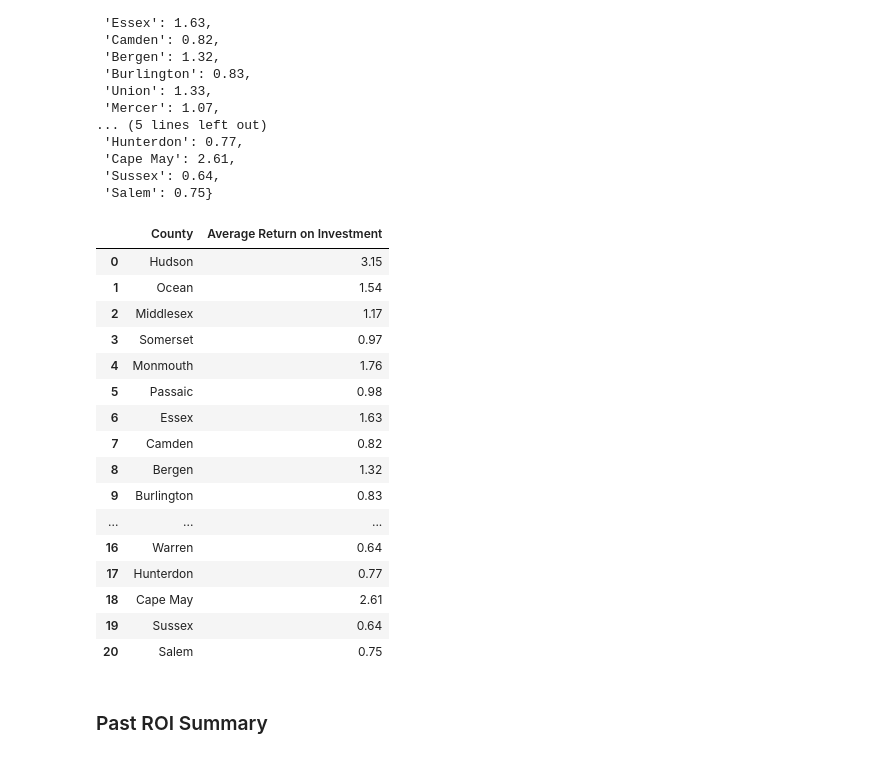
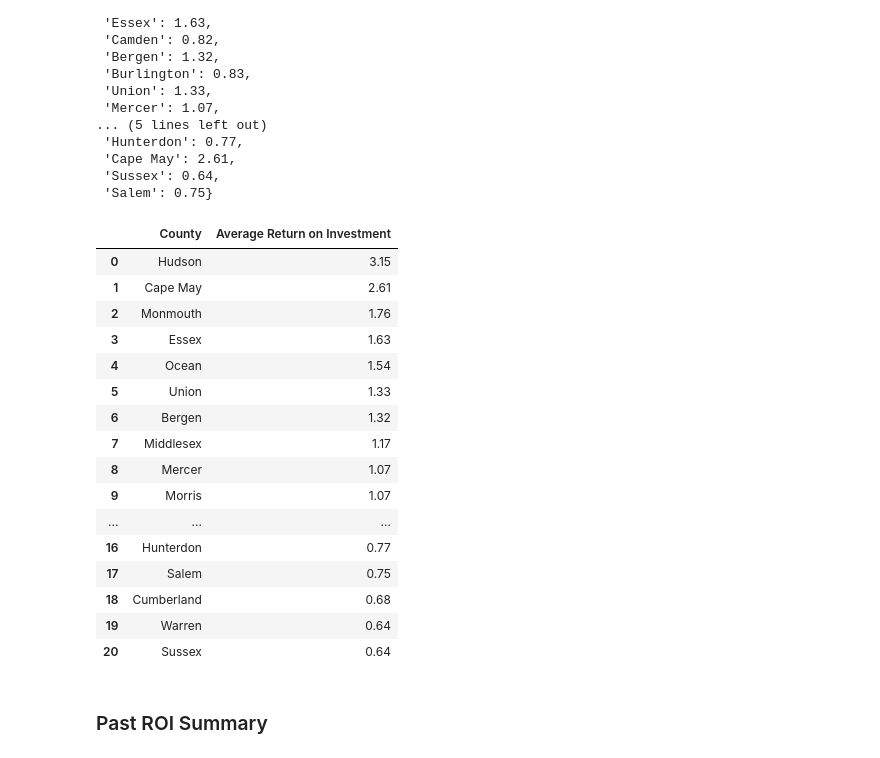
Before and after one commit to jmg0144/Zillow-Time-Series-Analysis, a Jupyter notebook: zillow-time-series-analysis.ipynb, the cells around one changed output. Drawn from its saved outputs; the diff is of its cells as text; code cells hidden in the pictures.

```diff
--- a/zillow-time-series-analysis.ipynb
+++ b/zillow-time-series-analysis.ipynb
@@ -720,26 +727,25 @@ roi_dict
 # %%
 #Use ROI Dictionary to create a dataframe and sort by highest value for analysis
 county_roi_df = pd.DataFrame(list(roi_dict.items()),columns = ['County','Average Return on Investment'])
-county_roi_df.sort_values(by='Average Return on Investment', ascending=False)
-county_roi_df.reset_index(drop=True)
+county_roi_df.sort_values(by='Average Return on Investment', ascending=False).reset_index(drop=True)
 # %% [output]
 |  | County | Average Return on Investment |
 | 0 | Hudson | 3.15 |
-| 1 | Ocean | 1.54 |
-| 2 | Middlesex | 1.17 |
-| 3 | Somerset | 0.97 |
-| 4 | Monmouth | 1.76 |
-| 5 | Passaic | 0.98 |
-| 6 | Essex | 1.63 |
-| 7 | Camden | 0.82 |
-| 8 | Bergen | 1.32 |
-| 9 | Burlington | 0.83 |
+| 1 | Cape May | 2.61 |
+| 2 | Monmouth | 1.76 |
+| 3 | Essex | 1.63 |
+| 4 | Ocean | 1.54 |
+| 5 | Union | 1.33 |
+| 6 | Bergen | 1.32 |
+| 7 | Middlesex | 1.17 |
+| 8 | Mercer | 1.07 |
+| 9 | Morris | 1.07 |
 | ... | ... | ... |
-| 16 | Warren | 0.64 |
-| 17 | Hunterdon | 0.77 |
-| 18 | Cape May | 2.61 |
-| 19 | Sussex | 0.64 |
-| 20 | Salem | 0.75 |
+| 16 | Hunterdon | 0.77 |
+| 17 | Salem | 0.75 |
+| 18 | Cumberland | 0.68 |
+| 19 | Warren | 0.64 |
+| 20 | Sussex | 0.64 |
 # %% [markdown]
 ### Past ROI Summary
 # %% [markdown]
```
Also changed, not shown: parts of 39 cells of this notebook.
